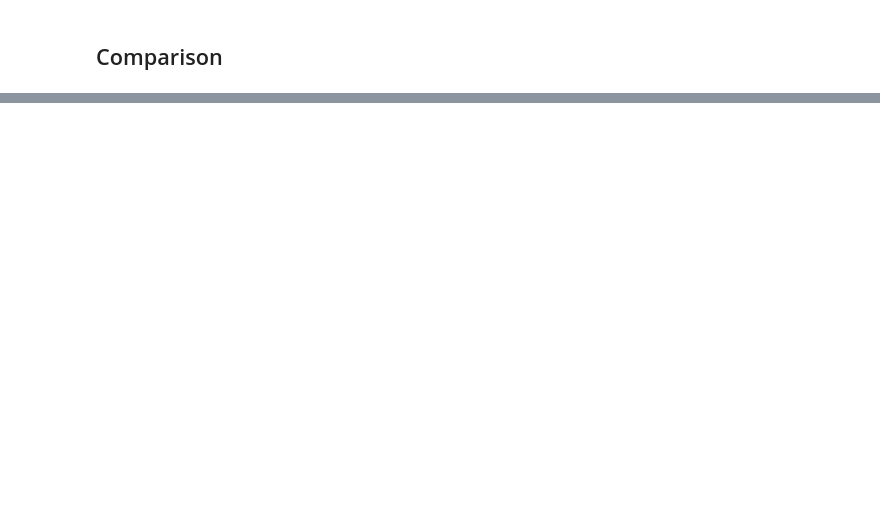
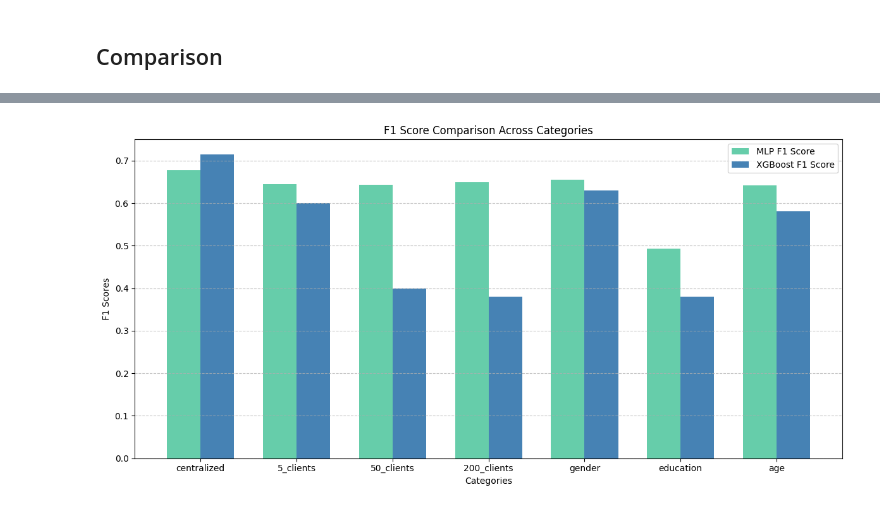
Before and after one commit to Aruaci/FML_2025_Assignment_1, a Jupyter notebook: Multilayer_Perceptron.ipynb, the cells around one changed output, grey strips where cells are left out. Saved outputs shown, nothing was run; the diff lists cells and outputs as text; code cells hidden in the pictures; blank space fills up the shorter version.

```diff
--- a/Multilayer_Perceptron.ipynb
+++ b/Multilayer_Perceptron.ipynb
@@ -523,0 +476,31 @@ INFO :
+# %%
+f1_scores = {category: averages[category]['f1_score'] for category in averages}
+xgboost_f1_scores = [0.7140, 0.6, 0.4, 0.38, 0.63, 0.38, 0.58]
+
+categories = list(f1_scores.keys())
+
+x = np.arange(len(categories))
+width = 0.35
+
+fig, ax = plt.subplots(figsize=(12, 6))
+
+avg_color = 'mediumaquamarine'
+xgb_color = 'steelblue'
+
+ax.bar(x - width/2, list(f1_scores.values()), width, label='MLP F1 Score', color=avg_color)
+ax.bar(x + width/2, xgboost_f1_scores, width, label='XGBoost F1 Score', color=xgb_color)
+
+ax.set_xlabel("Categories")
+ax.set_ylabel("F1 Scores")
+ax.set_title("F1 Score Comparison Across Categories")
+
+ax.set_xticks(x)
+ax.set_xticklabels(categories)
+
+ax.grid(axis='y', linestyle='--', alpha=0.7)
+
+ax.legend()
+plt.tight_layout()
+plt.show()
+# %% [output]
+[figure, added]
```
Also changed, not shown: parts of 30 cells of this notebook, 7 other files.
